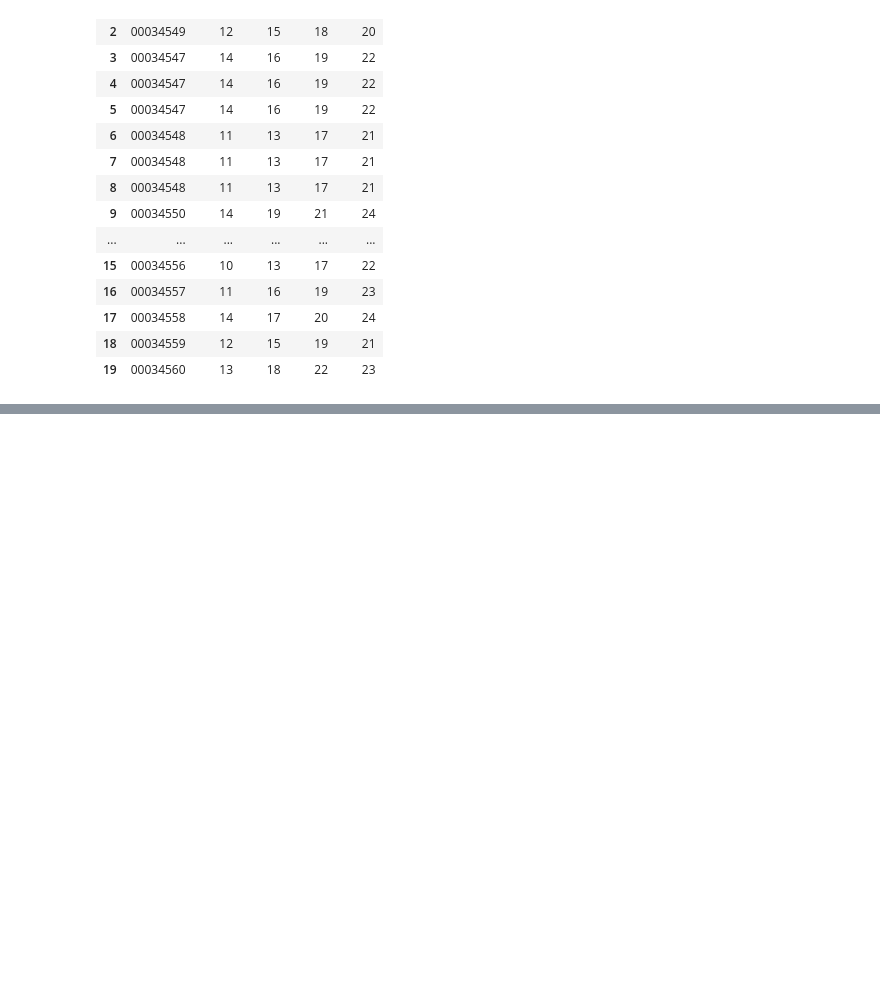
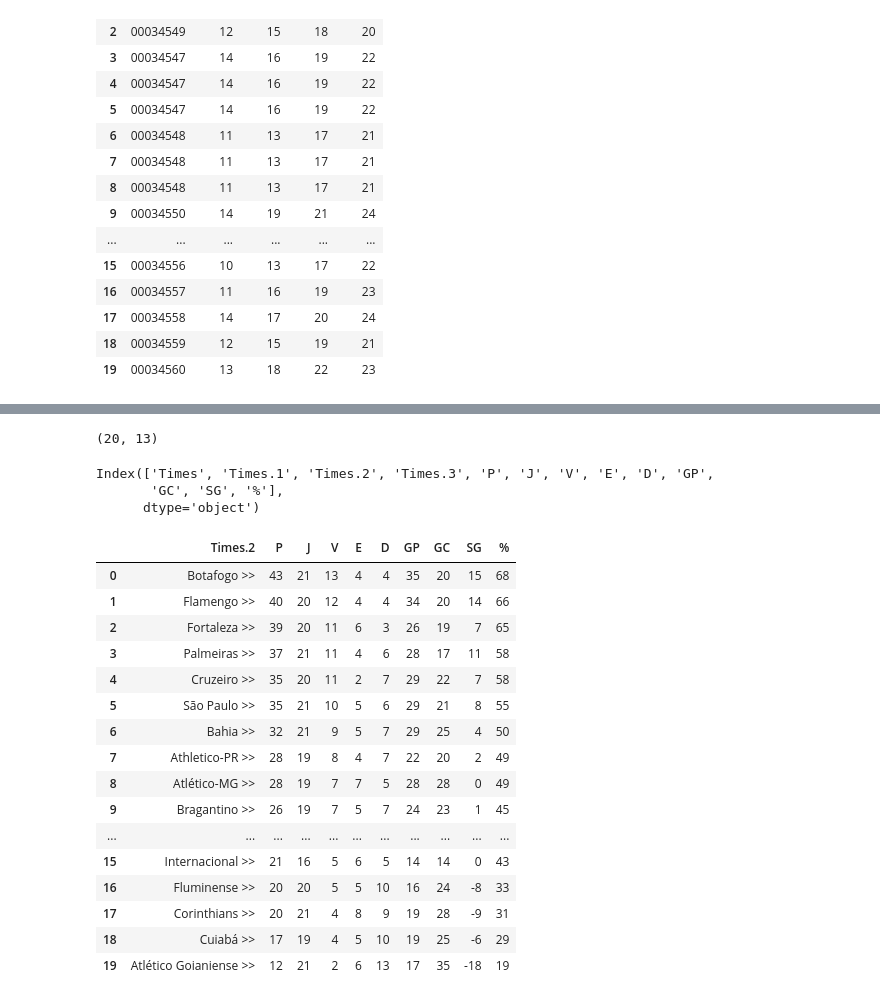
Before and after one commit to andrerodriguesfeitosa/projetofinal_tarde, a Jupyter notebook: notebook_tarde.ipynb, the cells around one changed output, grey strips where cells are left out. Saved outputs shown, nothing was run; the diff lists cells and outputs as text; code cells hidden in the pictures; blank space fills up the shorter version.

```diff
--- a/notebook_tarde.ipynb
+++ b/notebook_tarde.ipynb
@@ -297,0 +301,6 @@ resultado_selecionado2.head(20)
+# %%
+url = 'https://www.terra.com.br/esportes/futebol/brasileiro-serie-a/tabela/'
+tabela_seriea = pd.read_html(url,encoding='utf-8')
+tabela_brasileirao = tabela_seriea[0]
+
+tabela_brasileirao.head()
@@ -297,0 +323,10 @@ resultado_selecionado2.head(20)
+# %%
+tabela_brasileirao.shape
+# %% [output]
+(20, 13)
+# %%
+tabela_brasileirao.columns
+# %% [output]
+Index(['Times', 'Times.1', 'Times.2', 'Times.3', 'P', 'J', 'V', 'E', 'D', 'GP',
+       'GC', 'SG', '%'],
+      dtype='object')
@@ -297,0 +335,20 @@ resultado_selecionado2.head(20)
+# %%
+tabela_brasileirao
+# %% [output]
+|  | Times.2 | P | J | V | E | D | GP | GC | SG | % |
+| 0 | Botafogo >> | 43 | 21 | 13 | 4 | 4 | 35 | 20 | 15 | 68 |
+| 1 | Flamengo >> | 40 | 20 | 12 | 4 | 4 | 34 | 20 | 14 | 66 |
+| 2 | Fortaleza >> | 39 | 20 | 11 | 6 | 3 | 26 | 19 | 7 | 65 |
+| 3 | Palmeiras >> | 37 | 21 | 11 | 4 | 6 | 28 | 17 | 11 | 58 |
+| 4 | Cruzeiro >> | 35 | 20 | 11 | 2 | 7 | 29 | 22 | 7 | 58 |
+| 5 | São Paulo >> | 35 | 21 | 10 | 5 | 6 | 29 | 21 | 8 | 55 |
+| 6 | Bahia >> | 32 | 21 | 9 | 5 | 7 | 29 | 25 | 4 | 50 |
+| 7 | Athletico-PR >> | 28 | 19 | 8 | 4 | 7 | 22 | 20 | 2 | 49 |
+| 8 | Atlético-MG >> | 28 | 19 | 7 | 7 | 5 | 28 | 28 | 0 | 49 |
+| 9 | Bragantino >> | 26 | 19 | 7 | 5 | 7 | 24 | 23 | 1 | 45 |
+| ... | ... | ... | ... | ... | ... | ... | ... | ... | ... | ... |
+| 15 | Internacional >> | 21 | 16 | 5 | 6 | 5 | 14 | 14 | 0 | 43 |
+| 16 | Fluminense >> | 20 | 20 | 5 | 5 | 10 | 16 | 24 | -8 | 33 |
+| 17 | Corinthians >> | 20 | 21 | 4 | 8 | 9 | 19 | 28 | -9 | 31 |
+| 18 | Cuiabá >> | 17 | 19 | 4 | 5 | 10 | 19 | 25 | -6 | 29 |
+| 19 | Atlético Goianiense >> | 12 | 21 | 2 | 6 | 13 | 17 | 35 | -18 | 19 |
```
Also changed, not shown: parts of 16 cells of this notebook, 4 other files.
